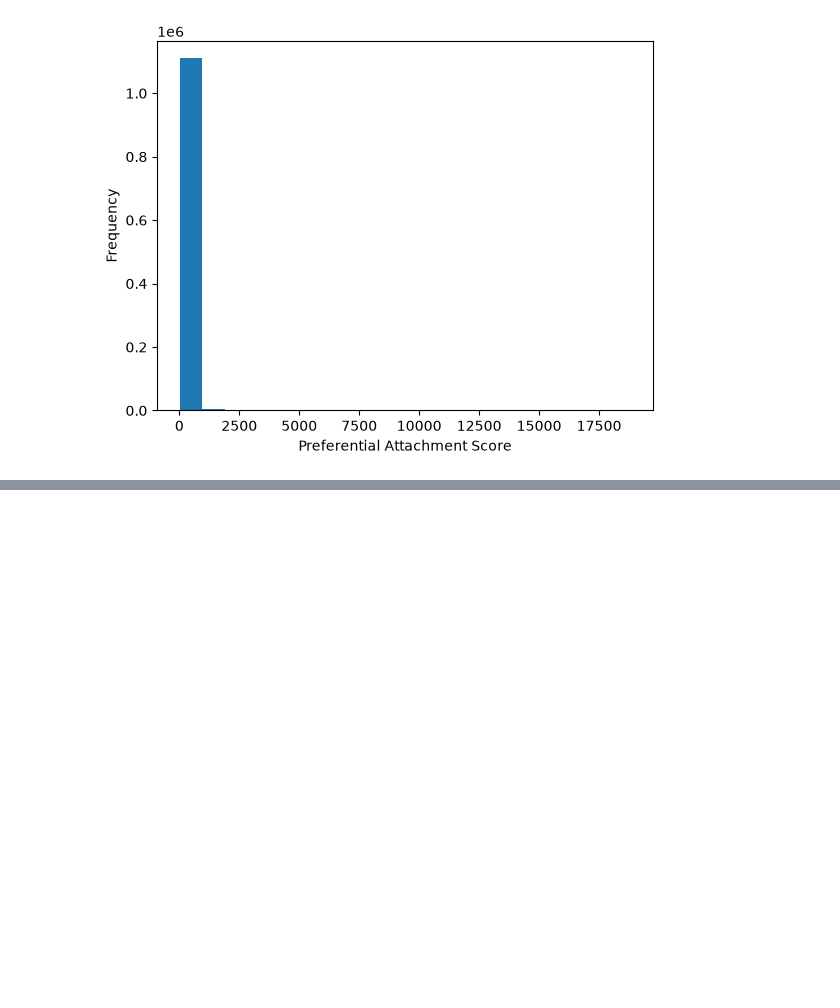
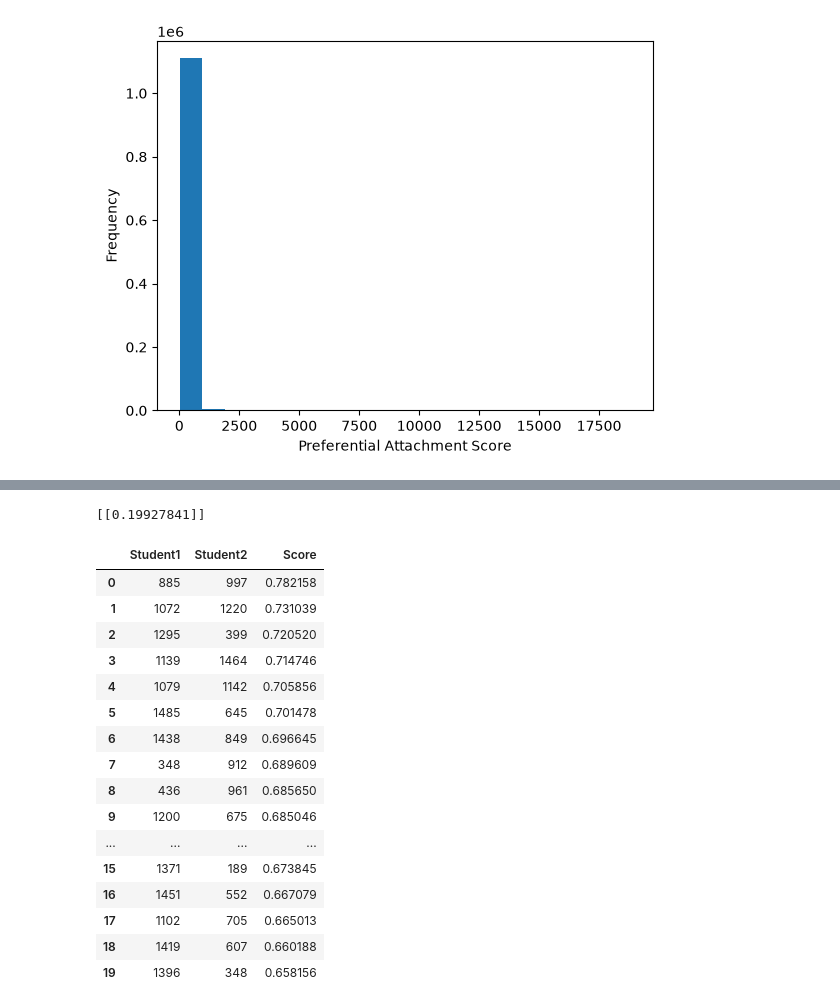
Before and after one commit to zakariatabati/graph-data-science-student-network, a Jupyter notebook: notebooks/Recommendation_algo.ipynb, the cells around one changed output, grey strips where cells are left out. Saved outputs shown, nothing was run; the diff lists cells and outputs as text; code cells hidden in the pictures; blank space fills up the shorter version.

Commit message:
[GDS-46] feat(notebook): Implement Node@Vec embeddings Recommendation algo

```diff
--- a/notebooks/Recommendation_algo.ipynb
+++ b/notebooks/Recommendation_algo.ipynb
@@ -597,0 +600,2 @@ Text(0, 0.5, 'Frequency')
+# %%
+G = load_graph(driver)
@@ -597,0 +637,69 @@ Text(0, 0.5, 'Frequency')
+# %%
+emb1 = model.wv["15"]
+emb2 = model.wv["83"]
+# %%
+score = cosine_similarity(
+    emb1.reshape(1,-1),
+    emb2.reshape(1,-1)
+)
+
+print(score)
+# %% [output]
+[[0.19927841]]
+# %%
+recommendations = []
+
+for u in G.nodes():
+
+    for v in G.nodes():
+
+        if u >= v:
+            continue
+
+        if G.has_edge(u,v):
+            continue
+
+        emb1 = model.wv[str(u)]
+        emb2 = model.wv[str(v)]
+
+        similarity = cosine_similarity(
+            emb1.reshape(1,-1),
+            emb2.reshape(1,-1)
+        )[0][0]
+
+        recommendations.append(
+            (u,v,similarity)
+        )
+# %%
+recommendations.sort(
+    key=lambda x:x[2],
+    reverse=True
+)
+# %%
+df = pd.DataFrame(
+    recommendations,
+    columns=[
+        "Student1",
+        "Student2",
+        "Score"
+    ]
+)
+df.head(20)
+# %% [output]
+|  | Student1 | Student2 | Score |
+| 0 | 885 | 997 | 0.782158 |
+| 1 | 1072 | 1220 | 0.731039 |
+| 2 | 1295 | 399 | 0.720520 |
+| 3 | 1139 | 1464 | 0.714746 |
+| 4 | 1079 | 1142 | 0.705856 |
+| 5 | 1485 | 645 | 0.701478 |
+| 6 | 1438 | 849 | 0.696645 |
+| 7 | 348 | 912 | 0.689609 |
+| 8 | 436 | 961 | 0.685650 |
+| 9 | 1200 | 675 | 0.685046 |
+| ... | ... | ... | ... |
+| 15 | 1371 | 189 | 0.673845 |
+| 16 | 1451 | 552 | 0.667079 |
+| 17 | 1102 | 705 | 0.665013 |
+| 18 | 1419 | 607 | 0.660188 |
+| 19 | 1396 | 348 | 0.658156 |
```
Also changed, not shown: parts of 4 cells of this notebook, 1 other file.
